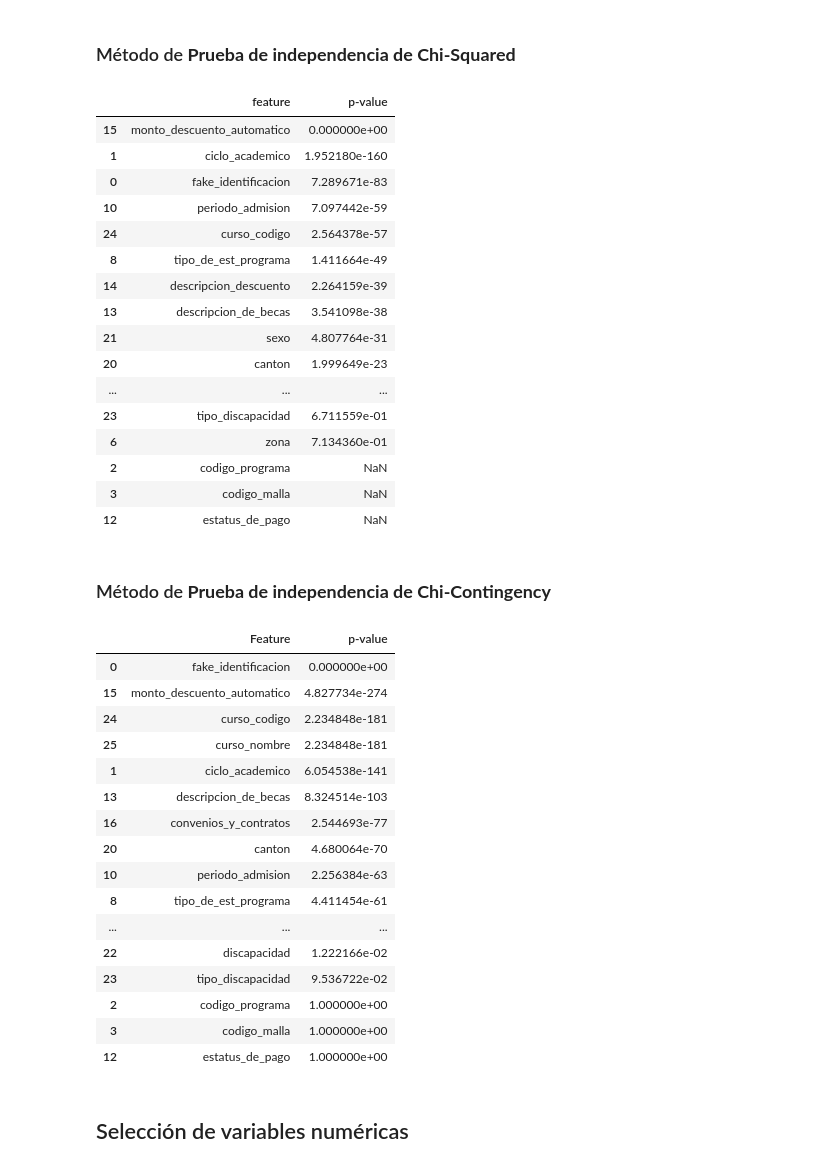
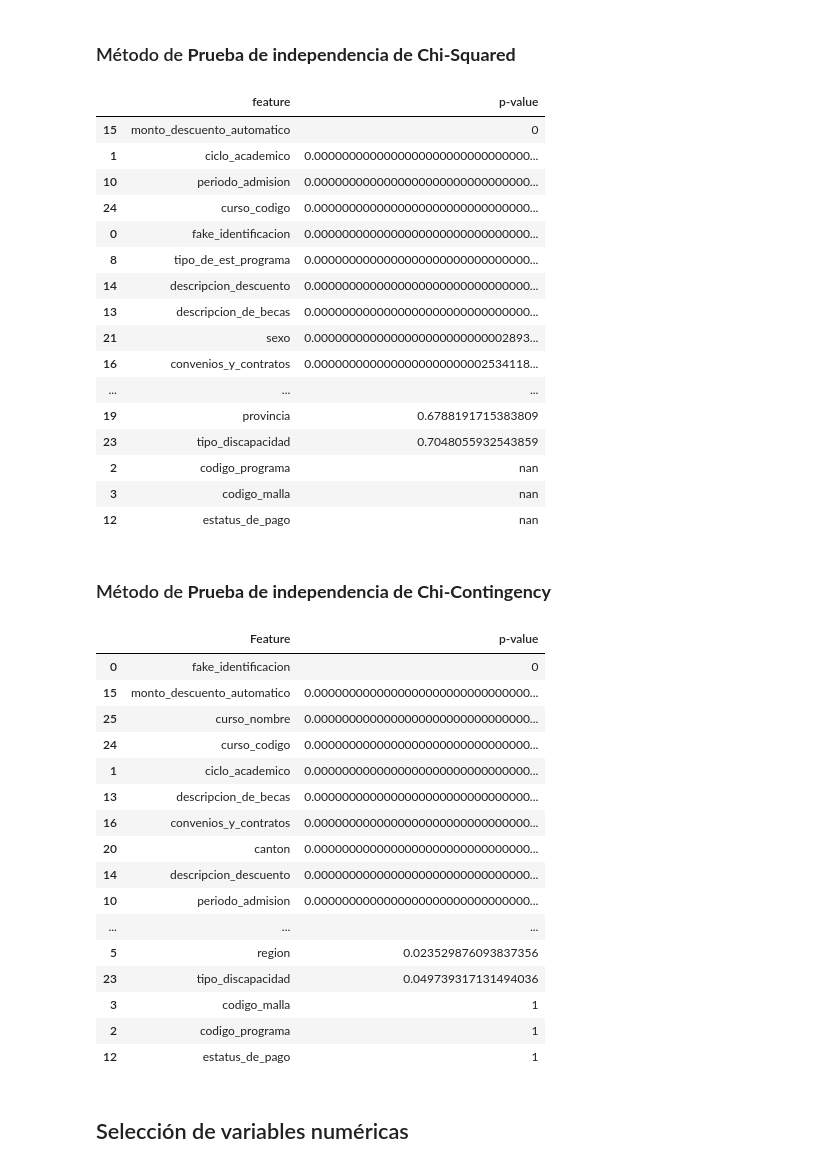
Before and after one commit to carloscastillo10/predicting-academic-performance, a Jupyter notebook: may-2023/final-data-exploration.ipynb, the cells around one changed output. Drawn from its saved outputs; the diff is of its cells as text; code cells hidden in the pictures.

Commit message:
refactor(modeling): :hammer: Convert scientific notation to decimals

```diff
--- a/may-2023/final-data-exploration.ipynb
+++ b/may-2023/final-data-exploration.ipynb
@@ -164,5 +165,8 @@ from sklearn.model_selection import train_test_split
 # %%
 final_data = read_data()
+# %%
+def convert_scientific_notation_to_decimals(scientific_value):
+    return np.format_float_positional(scientific_value, trim = '-')
 # %% [markdown]
 ## Selección de variables categóricas
 # %%
@@ -208,28 +212,29 @@ X_test_fs = pd.DataFrame(features_selected.transform(X_test_enc), columns = X_te
 # %%
 best_predictors = pd.DataFrame({
     'feature': X_train_enc.columns[features_selected.get_support()],
     'p-value': features_selected.pvalues_
 }).sort_values(by = 'p-value')
 
+best_predictors['p-value'] = best_predictors['p-value'].apply(convert_scientific_notation_to_decimals)
 best_predictors
 # %% [output]
 |  | feature | p-value |
-| 15 | monto_descuento_automatico | 0.000000e+00 |
-| 1 | ciclo_academico | 1.952180e-160 |
-| 0 | fake_identificacion | 7.289671e-83 |
-| 10 | periodo_admision | 7.097442e-59 |
-| 24 | curso_codigo | 2.564378e-57 |
-| 8 | tipo_de_est_programa | 1.411664e-49 |
-| 14 | descripcion_descuento | 2.264159e-39 |
-| 13 | descripcion_de_becas | 3.541098e-38 |
-| 21 | sexo | 4.807764e-31 |
-| 20 | canton | 1.999649e-23 |
+| 15 | monto_descuento_automatico | 0 |
+| 1 | ciclo_academico | 0.0000000000000000000000000000000... |
+| 10 | periodo_admision | 0.0000000000000000000000000000000... |
+| 24 | curso_codigo | 0.0000000000000000000000000000000... |
+| 0 | fake_identificacion | 0.0000000000000000000000000000000... |
+| 8 | tipo_de_est_programa | 0.0000000000000000000000000000000... |
+| 14 | descripcion_descuento | 0.0000000000000000000000000000000... |
+| 13 | descripcion_de_becas | 0.0000000000000000000000000000000... |
+| 21 | sexo | 0.0000000000000000000000000002893... |
+| 16 | convenios_y_contratos | 0.0000000000000000000000002534118... |
 | ... | ... | ... |
-| 23 | tipo_discapacidad | 6.711559e-01 |
-| 6 | zona | 7.134360e-01 |
-| 2 | codigo_programa | NaN |
-| 3 | codigo_malla | NaN |
-| 12 | estatus_de_pago | NaN |
+| 19 | provincia | 0.6788191715383809 |
+| 23 | tipo_discapacidad | 0.7048055932543859 |
+| 2 | codigo_programa | nan |
+| 3 | codigo_malla | nan |
+| 12 | estatus_de_pago | nan |
 # %% [markdown]
 ### Método de **Prueba de independencia de Chi-Contingency**
 # %%
@@ -245,25 +250,26 @@ for column in X_train:
     chi2_check.setdefault('p-value',[]).append(p)
 
 best_predictors = pd.DataFrame(data = chi2_check).sort_values(by = 'p-value')
+best_predictors['p-value'] = best_predictors['p-value'].apply(convert_scientific_notation_to_decimals)
 best_predictors
 # %% [output]
 |  | Feature | p-value |
-| 0 | fake_identificacion | 0.000000e+00 |
-| 15 | monto_descuento_automatico | 4.827734e-274 |
-| 24 | curso_codigo | 2.234848e-181 |
-| 25 | curso_nombre | 2.234848e-181 |
-| 1 | ciclo_academico | 6.054538e-141 |
-| 13 | descripcion_de_becas | 8.324514e-103 |
-| 16 | convenios_y_contratos | 2.544693e-77 |
-| 20 | canton | 4.680064e-70 |
-| 10 | periodo_admision | 2.256384e-63 |
-| 8 | tipo_de_est_programa | 4.411454e-61 |
+| 0 | fake_identificacion | 0 |
+| 15 | monto_descuento_automatico | 0.0000000000000000000000000000000... |
+| 25 | curso_nombre | 0.0000000000000000000000000000000... |
+| 24 | curso_codigo | 0.0000000000000000000000000000000... |
+| 1 | ciclo_academico | 0.0000000000000000000000000000000... |
+| 13 | descripcion_de_becas | 0.0000000000000000000000000000000... |
+| 16 | convenios_y_contratos | 0.0000000000000000000000000000000... |
+| 20 | canton | 0.0000000000000000000000000000000... |
+| 14 | descripcion_descuento | 0.0000000000000000000000000000000... |
+| 10 | periodo_admision | 0.0000000000000000000000000000000... |
 | ... | ... | ... |
-| 22 | discapacidad | 1.222166e-02 |
-| 23 | tipo_discapacidad | 9.536722e-02 |
-| 2 | codigo_programa | 1.000000e+00 |
-| 3 | codigo_malla | 1.000000e+00 |
-| 12 | estatus_de_pago | 1.000000e+00 |
+| 5 | region | 0.023529876093837356 |
+| 23 | tipo_discapacidad | 0.049739317131494036 |
+| 3 | codigo_malla | 1 |
+| 2 | codigo_programa | 1 |
+| 12 | estatus_de_pago | 1 |
 # %% [markdown]
 ## Selección de variables numéricas
 # %%
```
Also changed, not shown: parts of 4 cells of this notebook.
